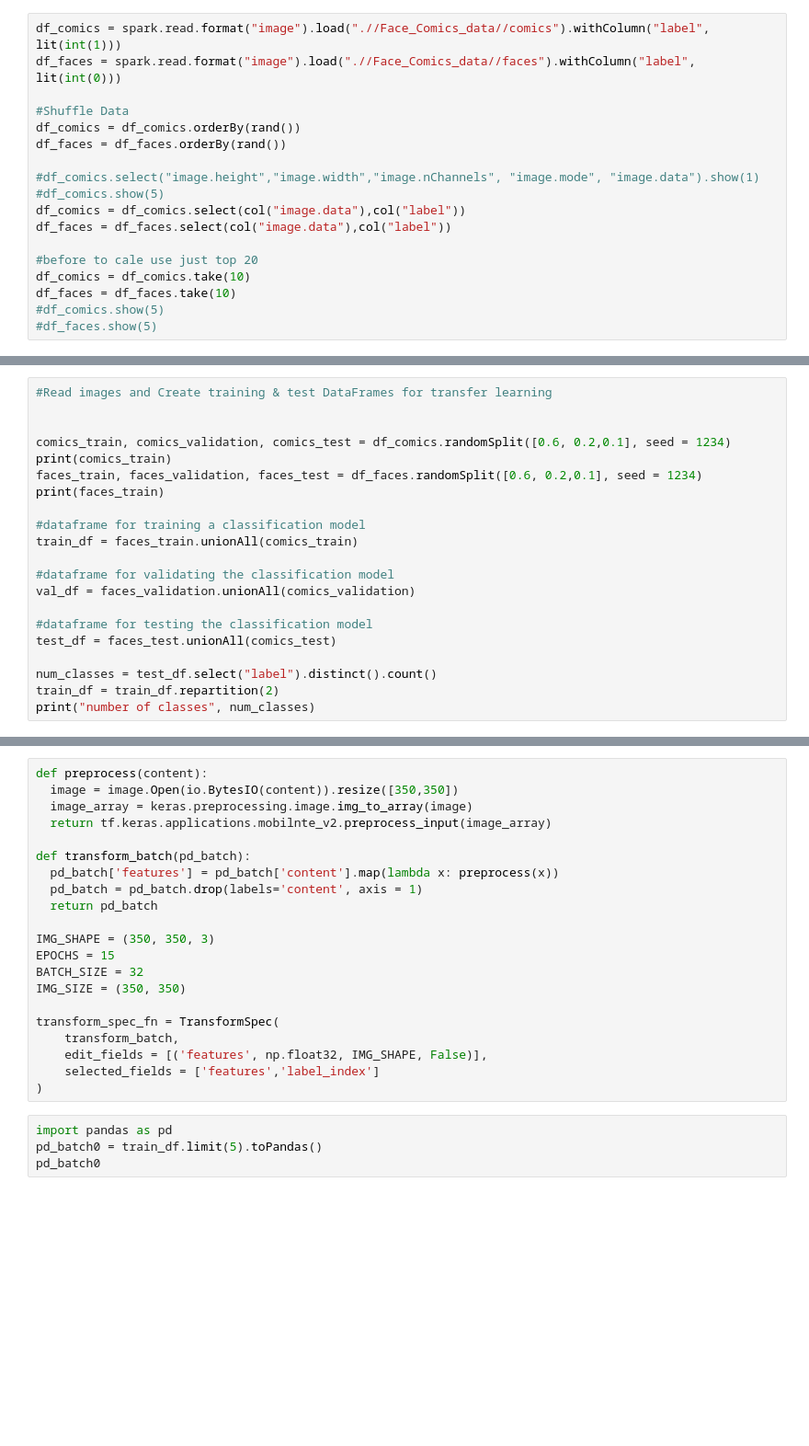
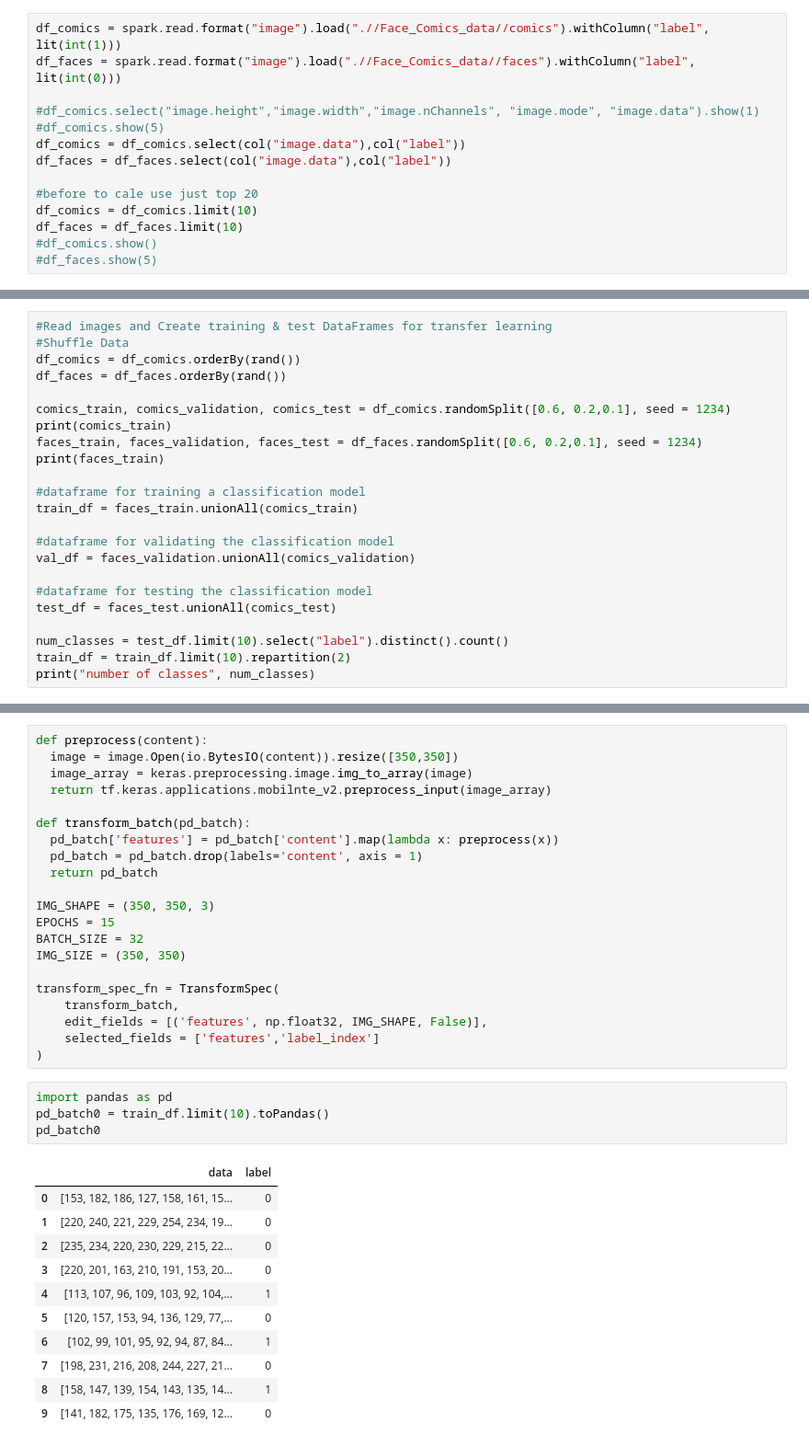
Before and after one commit to cosimo-schiavoni/Massive_Data_Project, a Jupyter notebook: Downloads.ipynb, the cells around one changed output, grey strips where cells are left out. Shown: that part at 92% size. Drawn from its saved outputs; the diff is of its cells as text; blank space fills up the shorter version.

```diff
--- a/Downloads.ipynb
+++ b/Downloads.ipynb
@@ -125,10 +142,6 @@ spark
 # %%
 df_comics = spark.read.format("image").load(".//Face_Comics_data//comics").withColumn("label", lit(int(1)))
 df_faces = spark.read.format("image").load(".//Face_Comics_data//faces").withColumn("label", lit(int(0)))
-
-#Shuffle Data
-df_comics = df_comics.orderBy(rand())
-df_faces = df_faces.orderBy(rand())
 
 #df_comics.select("image.height","image.width","image.nChannels", "image.mode", "image.data").show(1)
 #df_comics.show(5)
@@ -136,7 +149,7 @@ df_comics = df_comics.select(col("image.data"),col("label"))
 df_faces = df_faces.select(col("image.data"),col("label"))
 
 #before to cale use just top 20
-df_comics = df_comics.take(10)
-df_faces = df_faces.take(10)
-#df_comics.show(5)
+df_comics = df_comics.limit(10)
+df_faces = df_faces.limit(10)
+#df_comics.show()
 #df_faces.show(5)
@@ -145,6 +156,8 @@ ConnectionRefusedError: ignored
 # %%
 #Read images and Create training & test DataFrames for transfer learning
-
+#Shuffle Data
+df_comics = df_comics.orderBy(rand())
+df_faces = df_faces.orderBy(rand())
 
 comics_train, comics_validation, comics_test = df_comics.randomSplit([0.6, 0.2,0.1], seed = 1234)
 print(comics_train)
@@ -160,7 +173,7 @@ val_df = faces_validation.unionAll(comics_validation)
 #dataframe for testing the classification model
 test_df = faces_test.unionAll(comics_test)
 
-num_classes = test_df.select("label").distinct().count()
-train_df = train_df.repartition(2)
+num_classes = test_df.limit(10).select("label").distinct().count()
+train_df = train_df.limit(10).repartition(2)
 print("number of classes", num_classes)
 # %% [output]
@@ -188,6 +203,18 @@ transform_spec_fn = TransformSpec(
 )
 # %%
 import pandas as pd
-pd_batch0 = train_df.limit(5).toPandas()
+pd_batch0 = train_df.limit(10).toPandas()
 pd_batch0
+# %% [output]
+|  | data | label |
+| 0 | [153, 182, 186, 127, 158, 161, 15... | 0 |
+| 1 | [220, 240, 221, 229, 254, 234, 19... | 0 |
+| 2 | [235, 234, 220, 230, 229, 215, 22... | 0 |
+| 3 | [220, 201, 163, 210, 191, 153, 20... | 0 |
+| 4 | [113, 107, 96, 109, 103, 92, 104,... | 1 |
+| 5 | [120, 157, 153, 94, 136, 129, 77,... | 0 |
+| 6 | [102, 99, 101, 95, 92, 94, 87, 84... | 1 |
+| 7 | [198, 231, 216, 208, 244, 227, 21... | 0 |
+| 8 | [158, 147, 139, 154, 143, 135, 14... | 1 |
+| 9 | [141, 182, 175, 135, 176, 169, 12... | 0 |
 # %%
```
Also changed, not shown: parts of 7 cells of this notebook.
